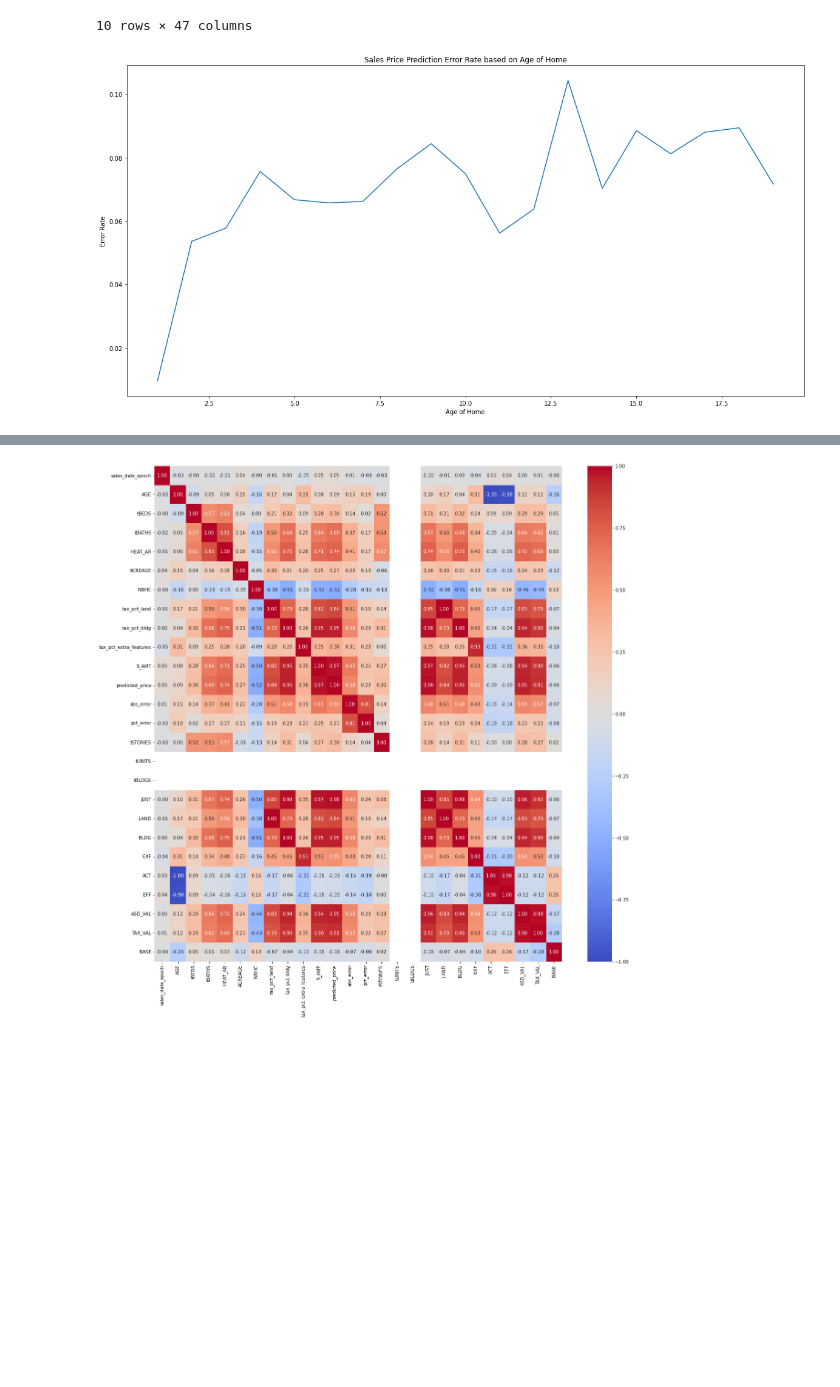
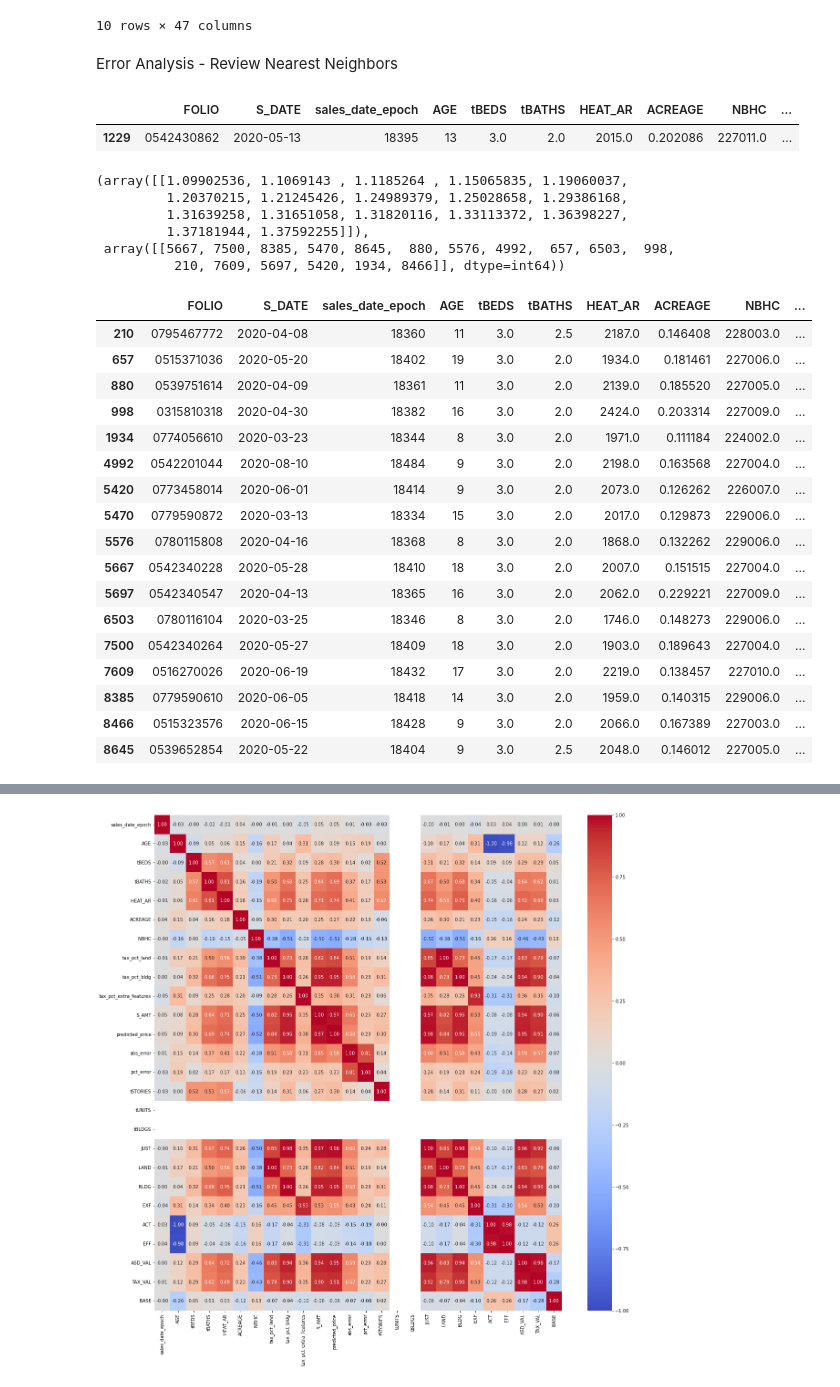
Before and after one commit to mkars01/real-estate-invest-recommender, a Jupyter notebook: notebooks/05_Modeling.ipynb, the cells around one changed output, grey strips where cells are left out. Cells and saved outputs as stored; diff of their text form; code cells hidden in the pictures; blank space fills up the shorter version.

```diff
--- a/notebooks/05_Modeling.ipynb
+++ b/notebooks/05_Modeling.ipynb
@@ -221,13 +219,41 @@ df_results.sort_values(by='pct_error',ascending=False).head(10)
 | 1498 | 0777214236 | 2020-02-25 | 18317 | 2 | 5.0 | 3.5 | 3834.0 | 0.138890 | 226016.0 | ... |
 | 1497 | 0772852162 | 2020-07-30 | 18473 | 16 | 4.0 | 4.0 | 2866.0 | 0.199374 | 226007.0 | ... |
 10 rows × 47 columns
-# %%
-df_error = df_results.groupby('AGE').mean('pct_error').reset_index()
-fig, ax = plt.subplots(figsize=(20, 10))
-plt.plot('AGE', 'pct_error', data=df_error)
-plt.xlabel('Age of Home')
-plt.ylabel('Error Rate')
-plt.title('Sales Price Prediction Error Rate based on Age of Home')
-plt.show()
-# %% [output]
-[figure, removed]
+# %% [markdown]
+Error Analysis - Review Nearest Neighbors
+# %%
+X_test_unscaled[X_test_unscaled.FOLIO == '0542430862']
+# %% [output]
+|  | FOLIO | S_DATE | sales_date_epoch | AGE | tBEDS | tBATHS | HEAT_AR | ACREAGE | NBHC | ... |
+| 1229 | 0542430862 | 2020-05-13 | 18395 | 13 | 3.0 | 2.0 | 2015.0 | 0.202086 | 227011.0 | ... |
+# %%
+X_neighbors = knr.kneighbors(X_test.iloc[[1229]].values.reshape(1, -1), n_neighbors=17)
+X_neighbors
+# %% [output]
+(array([[1.09902536, 1.1069143 , 1.1185264 , 1.15065835, 1.19060037,
+         1.20370215, 1.21245426, 1.24989379, 1.25028658, 1.29386168,
+         1.31639258, 1.31651058, 1.31820116, 1.33113372, 1.36398227,
+         1.37181944, 1.37592255]]),
+ array([[5667, 7500, 8385, 5470, 8645,  880, 5576, 4992,  657, 6503,  998,
+          210, 7609, 5697, 5420, 1934, 8466]], dtype=int64))
+# %%
+X_train_unscaled[X_train_unscaled.index.isin(X_neighbors[1].tolist()[0])]
+# %% [output]
+|  | FOLIO | S_DATE | sales_date_epoch | AGE | tBEDS | tBATHS | HEAT_AR | ACREAGE | NBHC | ... |
+| 210 | 0795467772 | 2020-04-08 | 18360 | 11 | 3.0 | 2.5 | 2187.0 | 0.146408 | 228003.0 | ... |
+| 657 | 0515371036 | 2020-05-20 | 18402 | 19 | 3.0 | 2.0 | 1934.0 | 0.181461 | 227006.0 | ... |
+| 880 | 0539751614 | 2020-04-09 | 18361 | 11 | 3.0 | 2.0 | 2139.0 | 0.185520 | 227005.0 | ... |
+| 998 | 0315810318 | 2020-04-30 | 18382 | 16 | 3.0 | 2.0 | 2424.0 | 0.203314 | 227009.0 | ... |
+| 1934 | 0774056610 | 2020-03-23 | 18344 | 8 | 3.0 | 2.0 | 1971.0 | 0.111184 | 224002.0 | ... |
+| 4992 | 0542201044 | 2020-08-10 | 18484 | 9 | 3.0 | 2.0 | 2198.0 | 0.163568 | 227004.0 | ... |
+| 5420 | 0773458014 | 2020-06-01 | 18414 | 9 | 3.0 | 2.0 | 2073.0 | 0.126262 | 226007.0 | ... |
+| 5470 | 0779590872 | 2020-03-13 | 18334 | 15 | 3.0 | 2.0 | 2017.0 | 0.129873 | 229006.0 | ... |
+| 5576 | 0780115808 | 2020-04-16 | 18368 | 8 | 3.0 | 2.0 | 1868.0 | 0.132262 | 229006.0 | ... |
+| 5667 | 0542340228 | 2020-05-28 | 18410 | 18 | 3.0 | 2.0 | 2007.0 | 0.151515 | 227004.0 | ... |
+| 5697 | 0542340547 | 2020-04-13 | 18365 | 16 | 3.0 | 2.0 | 2062.0 | 0.229221 | 227009.0 | ... |
+| 6503 | 0780116104 | 2020-03-25 | 18346 | 8 | 3.0 | 2.0 | 1746.0 | 0.148273 | 229006.0 | ... |
+| 7500 | 0542340264 | 2020-05-27 | 18409 | 18 | 3.0 | 2.0 | 1903.0 | 0.189643 | 227004.0 | ... |
+| 7609 | 0516270026 | 2020-06-19 | 18432 | 17 | 3.0 | 2.0 | 2219.0 | 0.138457 | 227010.0 | ... |
+| 8385 | 0779590610 | 2020-06-05 | 18418 | 14 | 3.0 | 2.0 | 1959.0 | 0.140315 | 229006.0 | ... |
+| 8466 | 0515323576 | 2020-06-15 | 18428 | 9 | 3.0 | 2.0 | 2066.0 | 0.167389 | 227003.0 | ... |
+| 8645 | 0539652854 | 2020-05-22 | 18404 | 9 | 3.0 | 2.5 | 2048.0 | 0.146012 | 227005.0 | ... |
```
Also changed, not shown: parts of 20 cells of this notebook, 2 other files.
